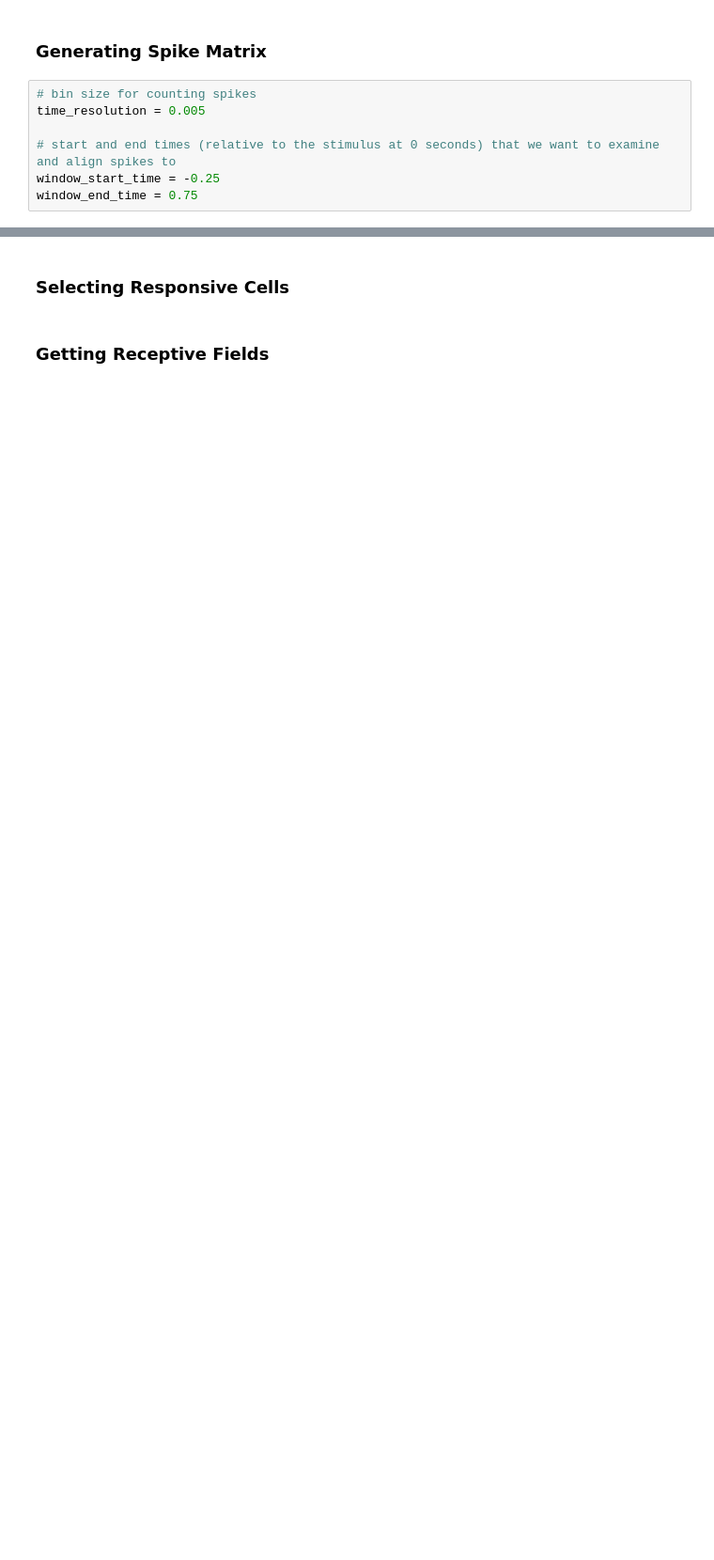
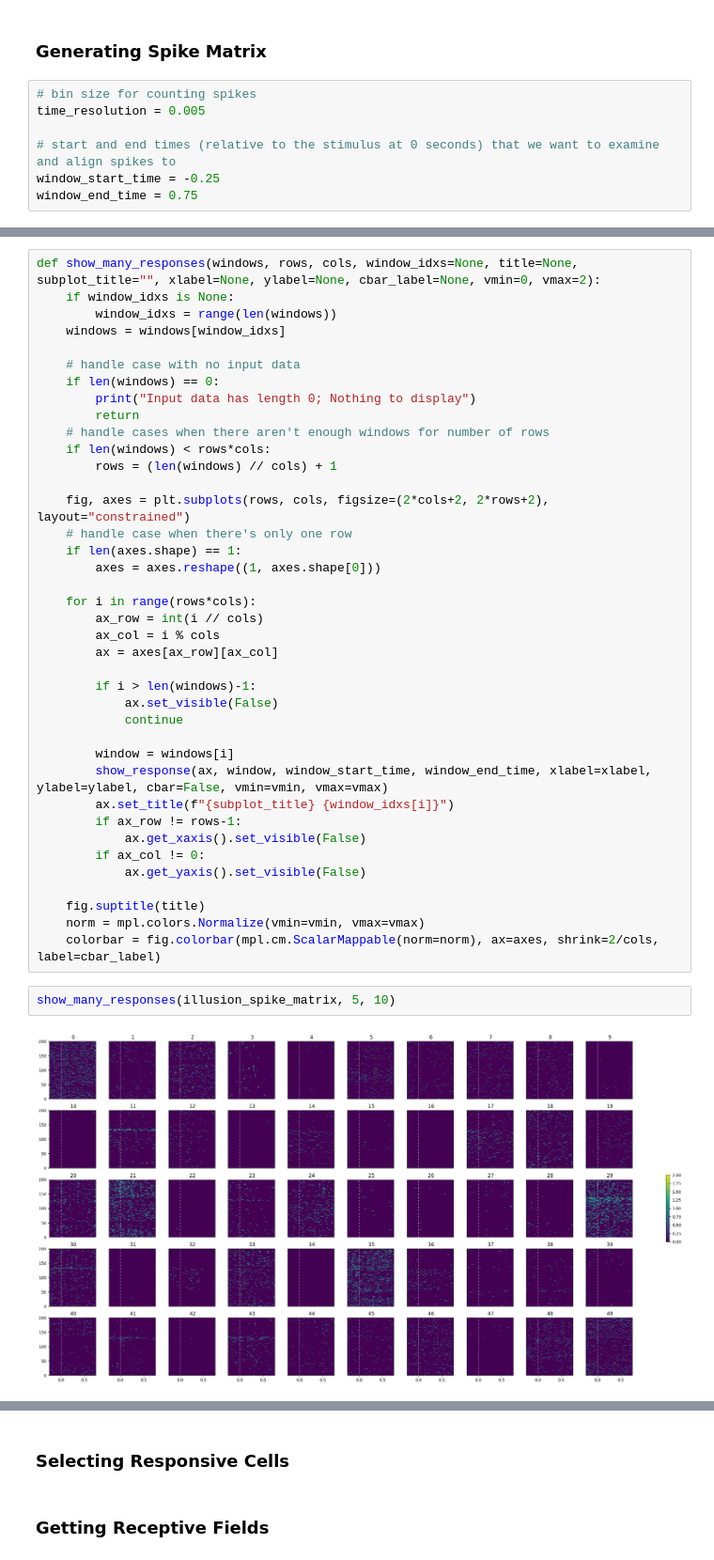
Before and after one commit to AllenInstitute/openscope_databook, a Jupyter notebook: docs/experiments/illusion.ipynb, the cells around one changed output, grey strips where cells are left out. Shown at 94% size. Saved outputs shown, nothing was run; the diff lists cells and outputs as text; blank space fills up the shorter version.

Commit message:
added region selection and plotting funcs

```diff
--- a/docs/experiments/illusion.ipynb
+++ b/docs/experiments/illusion.ipynb
@@ -198,0 +234,43 @@ fig.tight_layout()
+# %%
+def show_many_responses(windows, rows, cols, window_idxs=None, title=None, subplot_title="", xlabel=None, ylabel=None, cbar_label=None, vmin=0, vmax=2):
+    if window_idxs is None:
+        window_idxs = range(len(windows))
+    windows = windows[window_idxs]
+
+    # handle case with no input data
+    if len(windows) == 0:
+        print("Input data has length 0; Nothing to display")
+        return
+    # handle cases when there aren't enough windows for number of rows
+    if len(windows) < rows*cols:
+        rows = (len(windows) // cols) + 1
+
+    fig, axes = plt.subplots(rows, cols, figsize=(2*cols+2, 2*rows+2), layout="constrained")
+    # handle case when there's only one row
+    if len(axes.shape) == 1:
+        axes = axes.reshape((1, axes.shape[0]))
+
+    for i in range(rows*cols):
+        ax_row = int(i // cols)
+        ax_col = i % cols
+        ax = axes[ax_row][ax_col]
+
+        if i > len(windows)-1:
+            ax.set_visible(False)
+            continue
+
+        window = windows[i]
+        show_response(ax, window, window_start_time, window_end_time, xlabel=xlabel, ylabel=ylabel, cbar=False, vmin=vmin, vmax=vmax)
+        ax.set_title(f"{subplot_title} {window_idxs[i]}")
+        if ax_row != rows-1:
+            ax.get_xaxis().set_visible(False)
+        if ax_col != 0:
+            ax.get_yaxis().set_visible(False)
+
+    fig.suptitle(title)
+    norm = mpl.colors.Normalize(vmin=vmin, vmax=vmax)
+    colorbar = fig.colorbar(mpl.cm.ScalarMappable(norm=norm), ax=axes, shrink=2/cols, label=cbar_label)
+# %%
+show_many_responses(illusion_spike_matrix, 5, 10)
+# %% [output]
+[figure, added]
```
Also changed, not shown: parts of 15 cells of this notebook.
